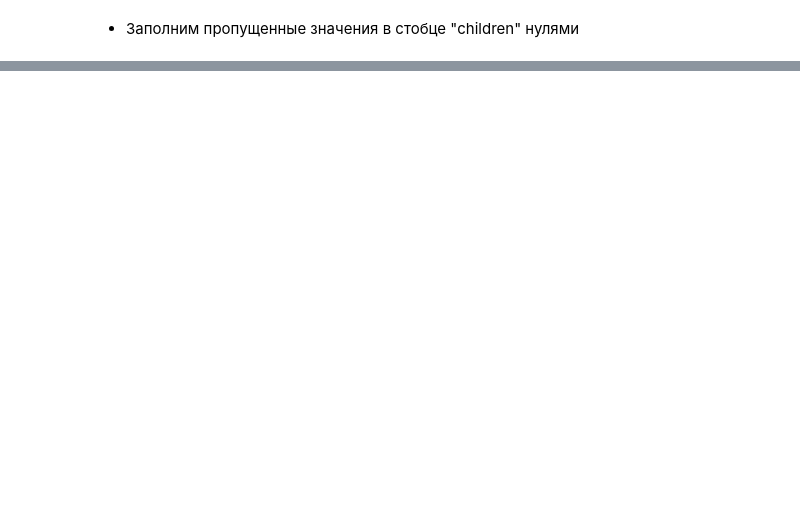
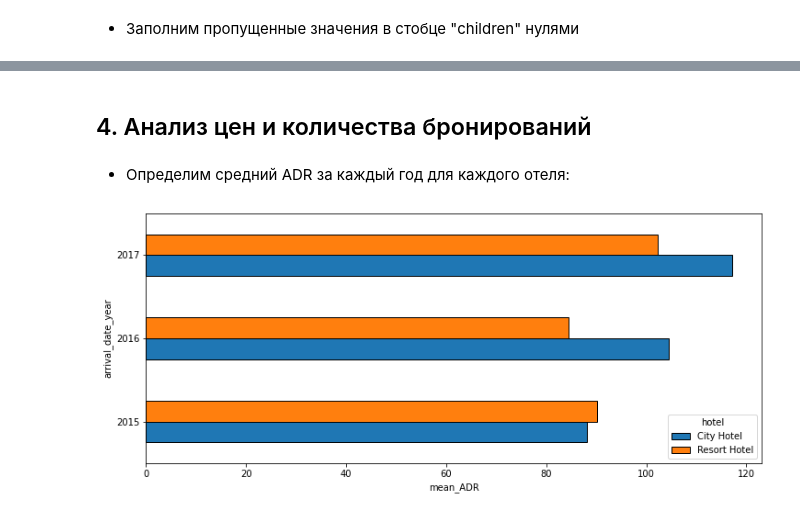
Before and after one commit to zaikovskaiaav/EDA_Hotel_Booking, a Jupyter notebook: eda.ipynb, the cells around one changed output, grey strips where cells are left out. Cells and saved outputs as stored; diff of their text form; code cells hidden in the pictures; blank space fills up the shorter version.

```diff
--- a/eda.ipynb
+++ b/eda.ipynb
@@ -239,0 +271,11 @@ df.plot()
+# %% [markdown]
+## 4. Анализ цен и количества бронирований
+# %% [markdown]
+- Определим средний ADR за каждый год для каждого отеля:
+# %%
+adr_mean = pd.pivot_table(data=df_visits, index = "arrival_date_year",
+               columns="hotel",
+               values="adr",
+                aggfunc = "mean").plot.barh(figsize=(12,5), xlabel="mean_ADR", edgecolor = 'black')
+# %% [output]
+[figure, added]
```
Also changed, not shown: parts of 50 cells of this notebook.
